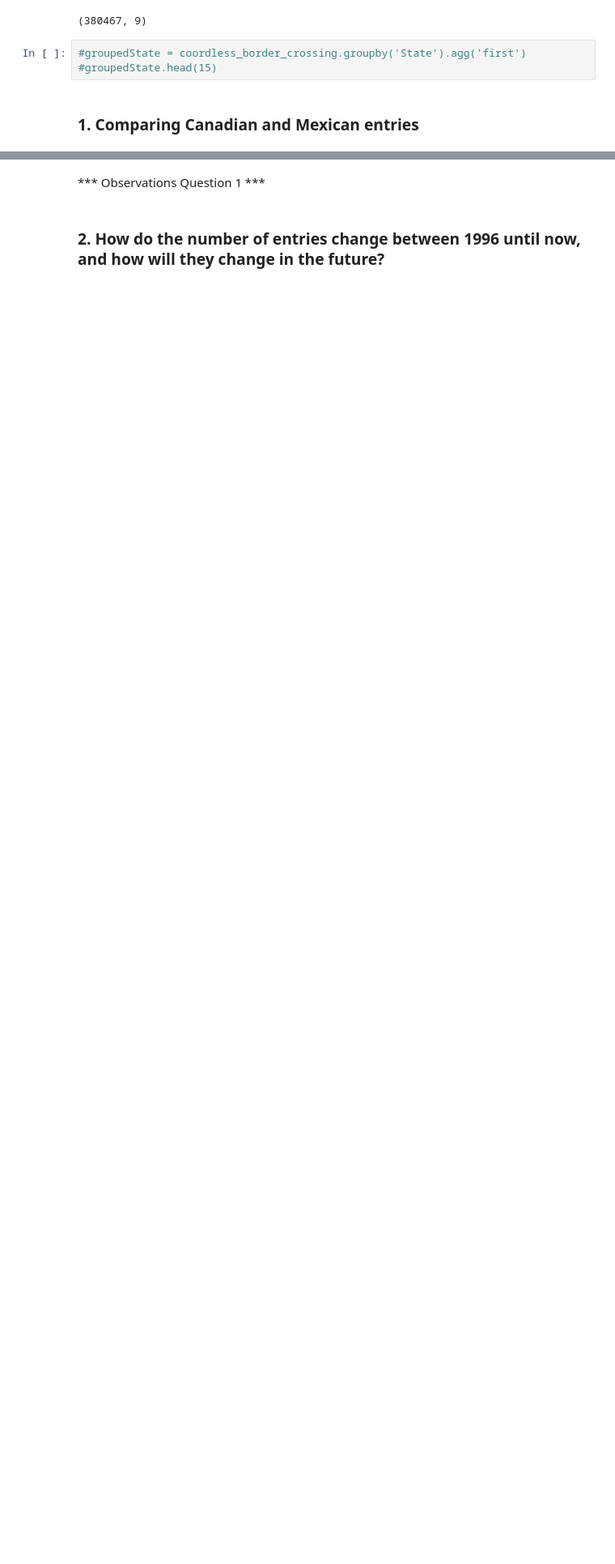
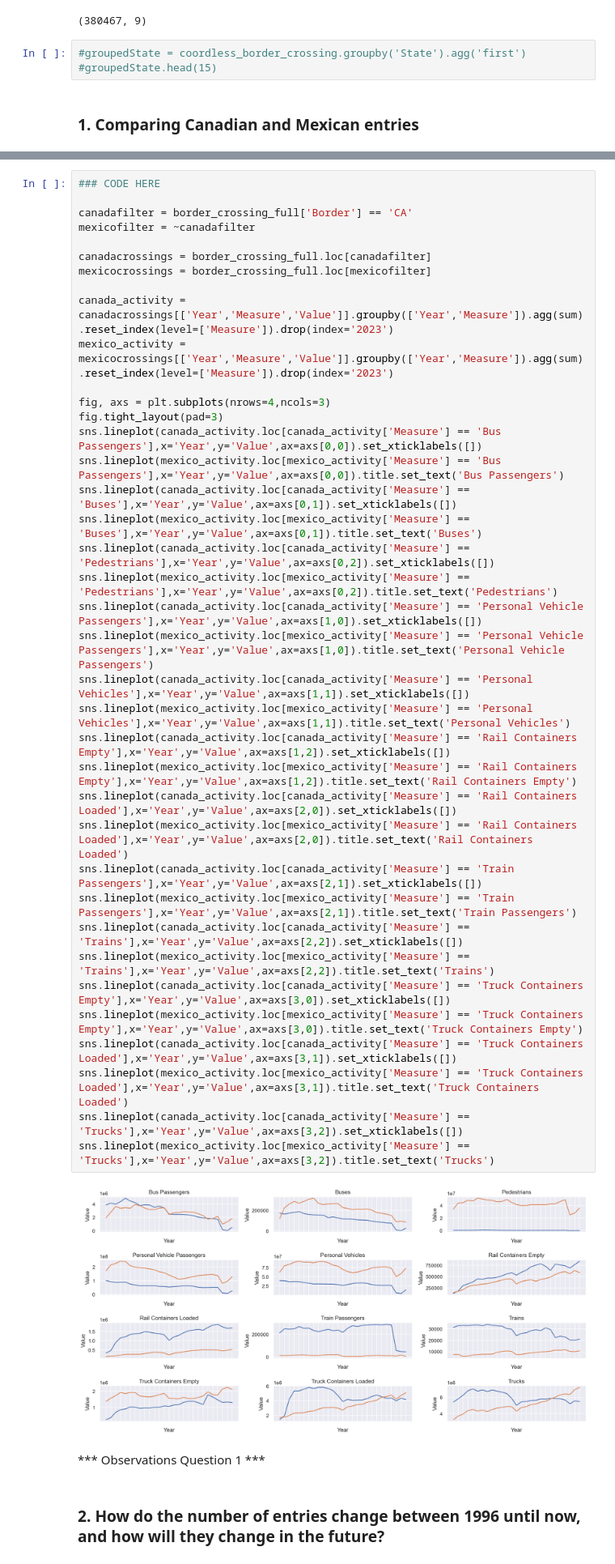
Before and after one commit to Roman20022002/Data-Analysis, a Jupyter notebook: DataMadness.ipynb, the cells around one changed output, grey strips where cells are left out. Shown: that part at 81% size. Drawn from its saved outputs; the diff is of its cells as text; blank space fills up the shorter version.

Commit message:
Added better visualisation for Canadian/Mexican crossings

```diff
--- a/DataMadness.ipynb
+++ b/DataMadness.ipynb
@@ -64,3 +39,43 @@ axs[1].set_ylim(ymin,ymax)
+# %%
+### CODE HERE
+
+canadafilter = border_crossing_full['Border'] == 'CA'
+mexicofilter = ~canadafilter
+
+canadacrossings = border_crossing_full.loc[canadafilter]
+mexicocrossings = border_crossing_full.loc[mexicofilter]
+
+canada_activity = canadacrossings[['Year','Measure','Value']].groupby(['Year','Measure']).agg(sum).reset_index(level=['Measure']).drop(index='2023')
+mexico_activity = mexicocrossings[['Year','Measure','Value']].groupby(['Year','Measure']).agg(sum).reset_index(level=['Measure']).drop(index='2023')
+
+fig, axs = plt.subplots(nrows=4,ncols=3)
+fig.tight_layout(pad=3)
+sns.lineplot(canada_activity.loc[canada_activity['Measure'] == 'Bus Passengers'],x='Year',y='Value',ax=axs[0,0]).set_xticklabels([])
+sns.lineplot(mexico_activity.loc[mexico_activity['Measure'] == 'Bus Passengers'],x='Year',y='Value',ax=axs[0,0]).title.set_text('Bus Passengers')
+sns.lineplot(canada_activity.loc[canada_activity['Measure'] == 'Buses'],x='Year',y='Value',ax=axs[0,1]).set_xticklabels([])
+sns.lineplot(mexico_activity.loc[mexico_activity['Measure'] == 'Buses'],x='Year',y='Value',ax=axs[0,1]).title.set_text('Buses')
+sns.lineplot(canada_activity.loc[canada_activity['Measure'] == 'Pedestrians'],x='Year',y='Value',ax=axs[0,2]).set_xticklabels([])
+sns.lineplot(mexico_activity.loc[mexico_activity['Measure'] == 'Pedestrians'],x='Year',y='Value',ax=axs[0,2]).title.set_text('Pedestrians')
+sns.lineplot(canada_activity.loc[canada_activity['Measure'] == 'Personal Vehicle Passengers'],x='Year',y='Value',ax=axs[1,0]).set_xticklabels([])
+sns.lineplot(mexico_activity.loc[mexico_activity['Measure'] == 'Personal Vehicle Passengers'],x='Year',y='Value',ax=axs[1,0]).title.set_text('Personal Vehicle Passengers')
+sns.lineplot(canada_activity.loc[canada_activity['Measure'] == 'Personal Vehicles'],x='Year',y='Value',ax=axs[1,1]).set_xticklabels([])
+sns.lineplot(mexico_activity.loc[mexico_activity['Measure'] == 'Personal Vehicles'],x='Year',y='Value',ax=axs[1,1]).title.set_text('Personal Vehicles')
+sns.lineplot(canada_activity.loc[canada_activity['Measure'] == 'Rail Containers Empty'],x='Year',y='Value',ax=axs[1,2]).set_xticklabels([])
+sns.lineplot(mexico_activity.loc[mexico_activity['Measure'] == 'Rail Containers Empty'],x='Year',y='Value',ax=axs[1,2]).title.set_text('Rail Containers Empty')
+sns.lineplot(canada_activity.loc[canada_activity['Measure'] == 'Rail Containers Loaded'],x='Year',y='Value',ax=axs[2,0]).set_xticklabels([])
+sns.lineplot(mexico_activity.loc[mexico_activity['Measure'] == 'Rail Containers Loaded'],x='Year',y='Value',ax=axs[2,0]).title.set_text('Rail Containers Loaded')
+sns.lineplot(canada_activity.loc[canada_activity['Measure'] == 'Train Passengers'],x='Year',y='Value',ax=axs[2,1]).set_xticklabels([])
+sns.lineplot(mexico_activity.loc[mexico_activity['Measure'] == 'Train Passengers'],x='Year',y='Value',ax=axs[2,1]).title.set_text('Train Passengers')
+sns.lineplot(canada_activity.loc[canada_activity['Measure'] == 'Trains'],x='Year',y='Value',ax=axs[2,2]).set_xticklabels([])
+sns.lineplot(mexico_activity.loc[mexico_activity['Measure'] == 'Trains'],x='Year',y='Value',ax=axs[2,2]).title.set_text('Trains')
+sns.lineplot(canada_activity.loc[canada_activity['Measure'] == 'Truck Containers Empty'],x='Year',y='Value',ax=axs[3,0]).set_xticklabels([])
+sns.lineplot(mexico_activity.loc[mexico_activity['Measure'] == 'Truck Containers Empty'],x='Year',y='Value',ax=axs[3,0]).title.set_text('Truck Containers Empty')
+sns.lineplot(canada_activity.loc[canada_activity['Measure'] == 'Truck Containers Loaded'],x='Year',y='Value',ax=axs[3,1]).set_xticklabels([])
+sns.lineplot(mexico_activity.loc[mexico_activity['Measure'] == 'Truck Containers Loaded'],x='Year',y='Value',ax=axs[3,1]).title.set_text('Truck Containers Loaded')
+sns.lineplot(canada_activity.loc[canada_activity['Measure'] == 'Trucks'],x='Year',y='Value',ax=axs[3,2]).set_xticklabels([])
+sns.lineplot(mexico_activity.loc[mexico_activity['Measure'] == 'Trucks'],x='Year',y='Value',ax=axs[3,2]).title.set_text('Trucks')
+# %% [output]
+[figure, added]
 # %% [markdown]
 *** Observations Question 1 ***
 # %% [markdown]
```
Also changed, not shown: parts of 1 cell of this notebook.
